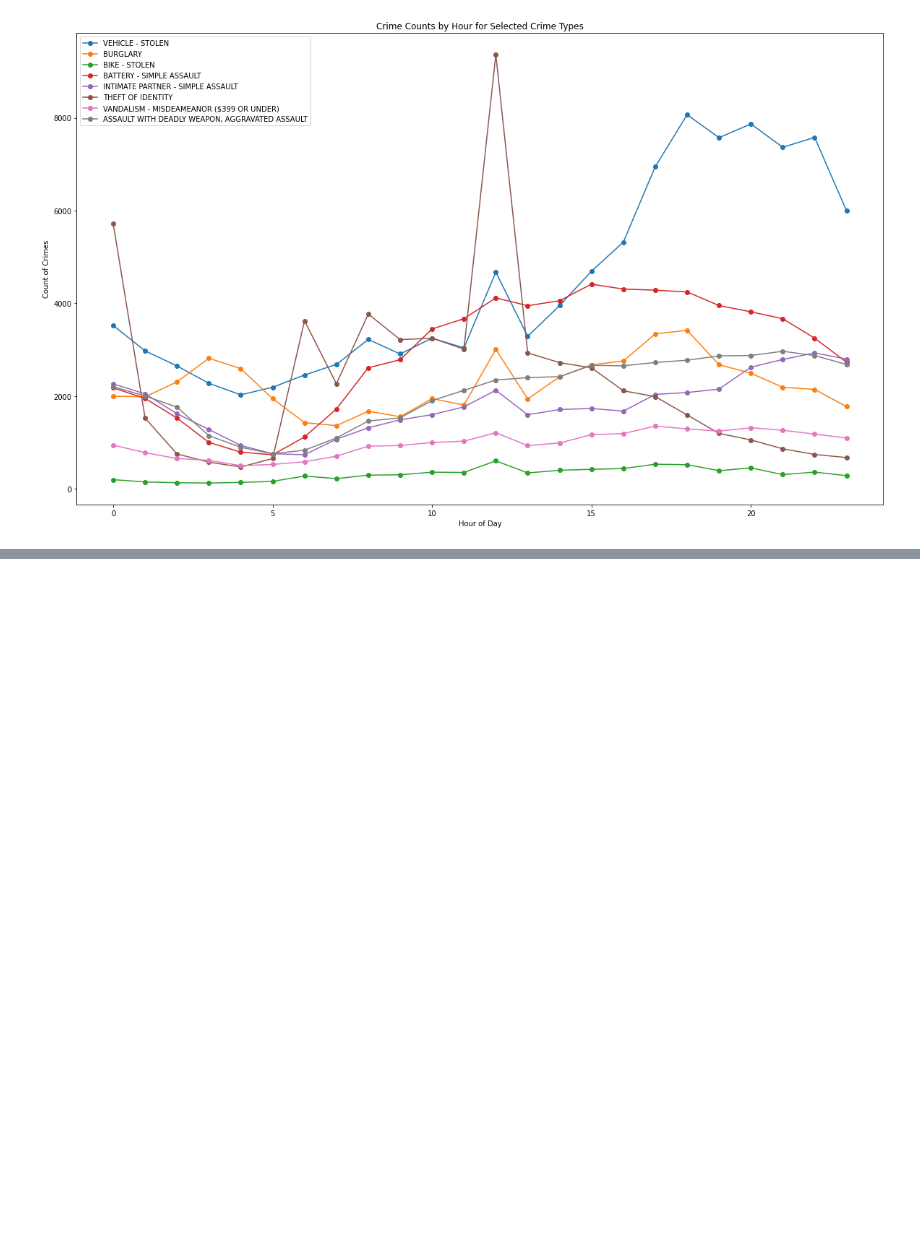
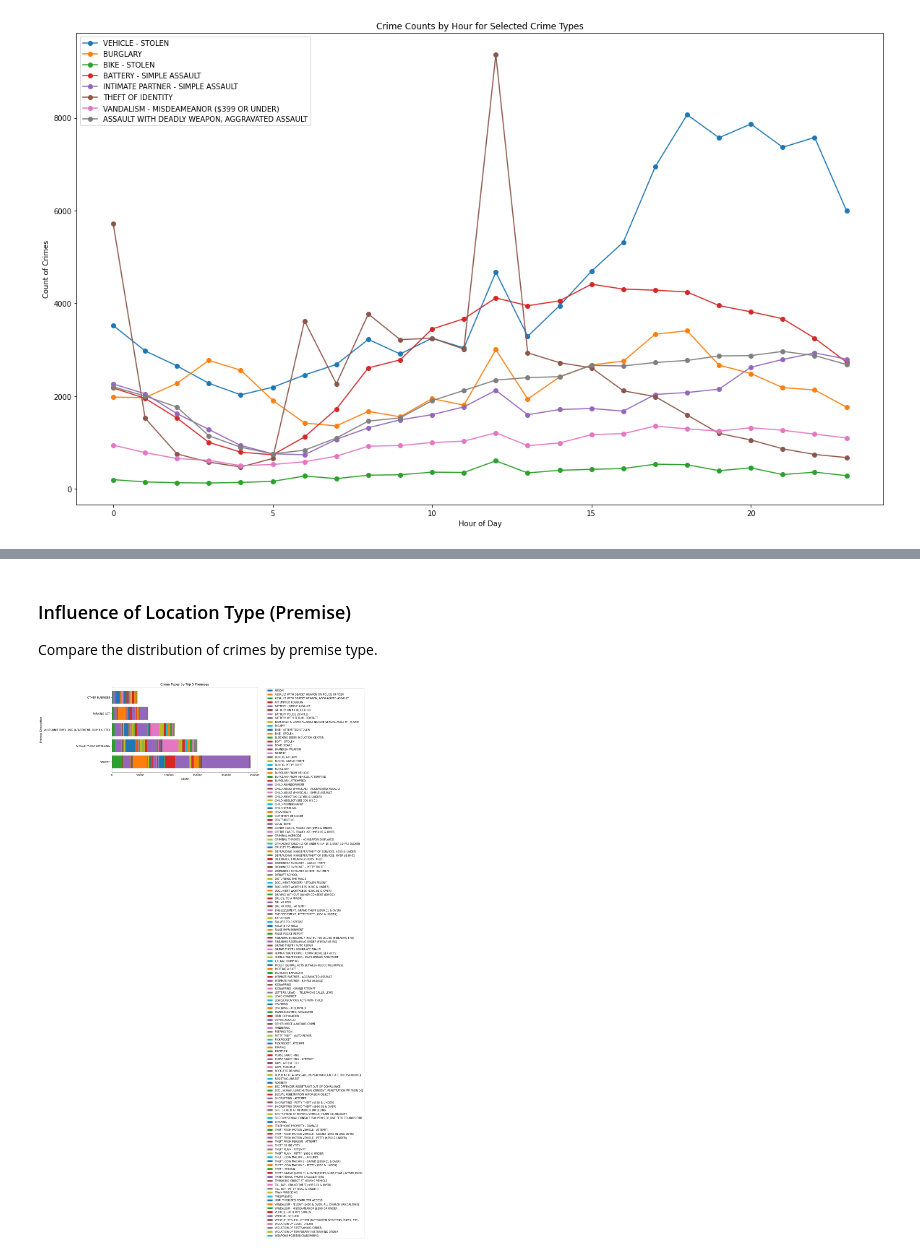
Before and after one commit to qzsf/lacrime, a Jupyter notebook: laCrime.ipynb, the cells around one changed output, grey strips where cells are left out. Saved outputs shown, nothing was run; the diff lists cells and outputs as text; code cells hidden in the pictures; blank space fills up the shorter version.

```diff
--- a/laCrime.ipynb
+++ b/laCrime.ipynb
@@ -277,0 +270,31 @@ plt.show()
+# %% [markdown]
+### Influence of Location Type (Premise)
+Compare the distribution of crimes by premise type.
+# %%
+premise_counts = df.groupby(['Premis Desc', 'Crm Cd Desc']).size().reset_index(name='count')
+
+# Get top 5 premises by total crime count
+top_premises = premise_counts.groupby('Premis Desc')['count'].sum().nlargest(5).index
+filtered_premise = premise_counts[premise_counts['Premis Desc'].isin(top_premises)]
+
+# A stacked bar chart (one bar per premise, segments for crime types)
+premise_list = list(top_premises)
+crime_types = filtered_premise['Crm Cd Desc'].unique()
+
+# Create a pivot table for stacking
+pivot_data = filtered_premise.pivot(index='Premis Desc', columns='Crm Cd Desc', values='count').fillna(0)
+pivot_data = pivot_data.reindex(premise_list)  # align with top_premises order
+
+bottom = np.zeros(len(pivot_data))
+plt.figure(figsize=(10,6))
+for ct in crime_types:
+    plt.barh(pivot_data.index, pivot_data[ct], left=bottom)
+    bottom += pivot_data[ct]
+
+plt.title("Crime Types by Top 5 Premises")
+plt.xlabel("Count")
+plt.ylabel("Premise Description")
+plt.legend(crime_types, bbox_to_anchor=(1.05, 1), loc='upper left')
+plt.show()
+# %% [output]
+[figure, added]
```
Also changed, not shown: parts of 44 cells of this notebook.
